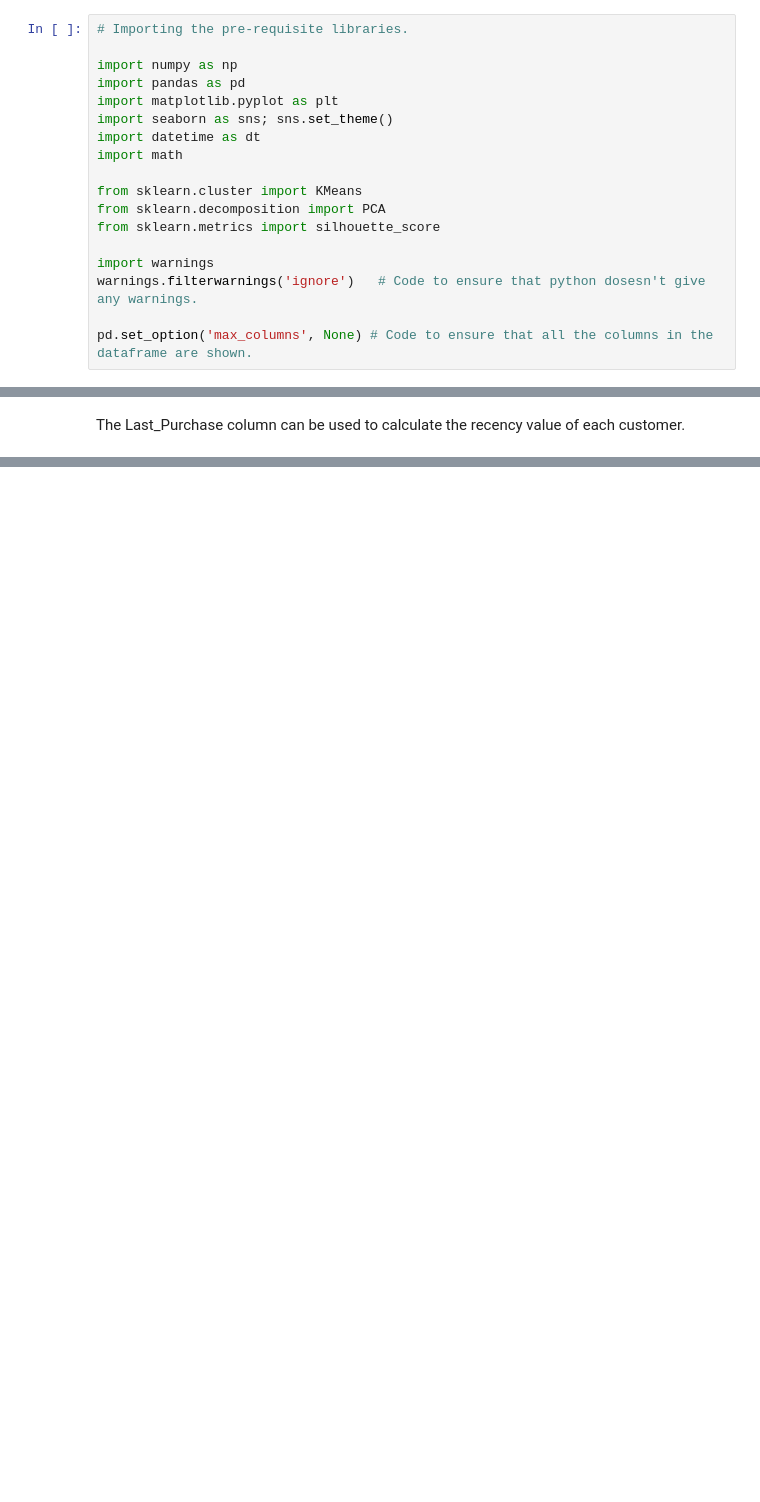
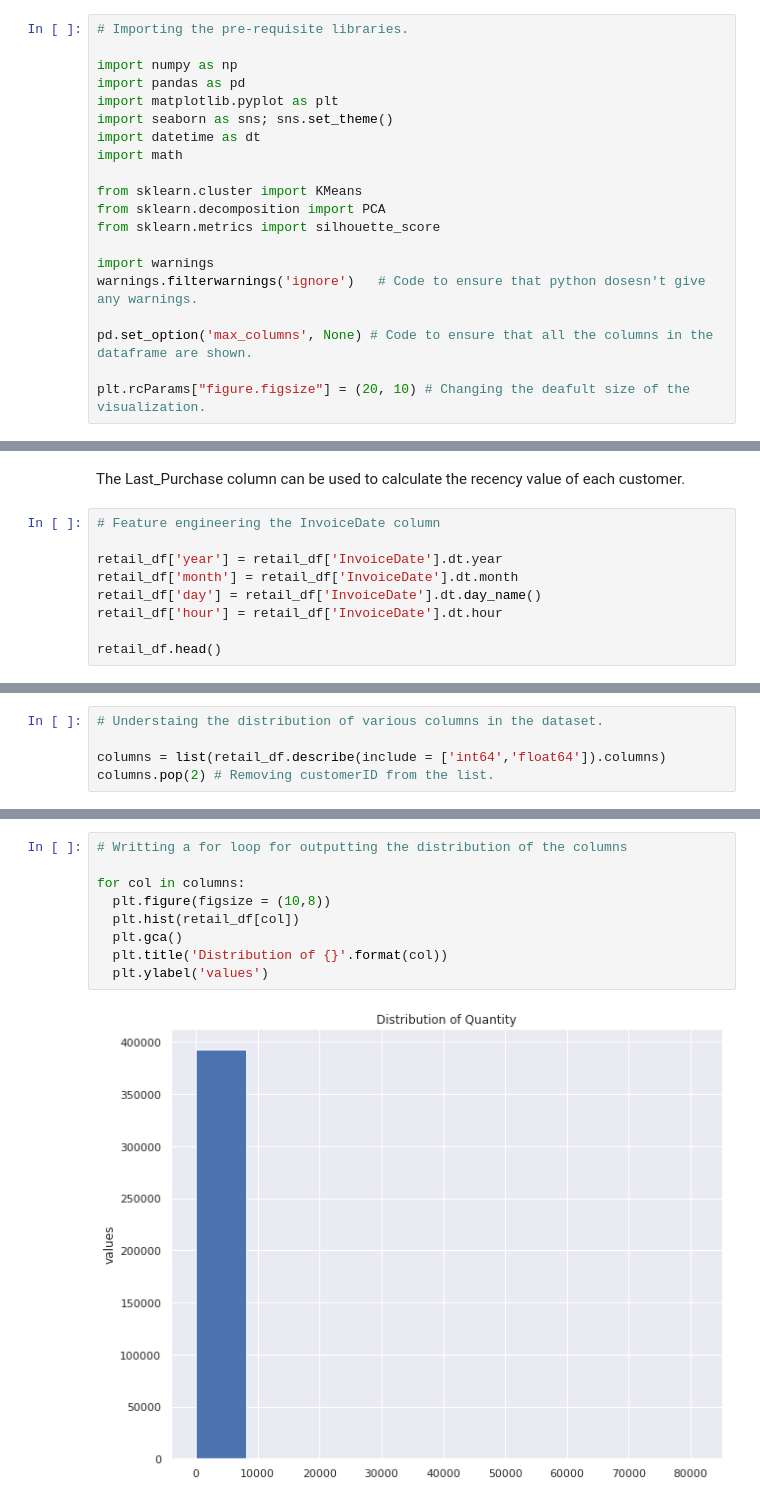
Before and after one commit to Shourya306/Online-Retail-Customer-Segmentation-Clustering, a Jupyter notebook: Online_Retail_Customer_Segmentation.ipynb, the cells around one changed output, grey strips where cells are left out. Drawn from its saved outputs; the diff is of its cells as text; blank space fills up the shorter version.

```diff
--- a/Online_Retail_Customer_Segmentation.ipynb
+++ b/Online_Retail_Customer_Segmentation.ipynb
@@ -37,6 +37,8 @@ import warnings
 warnings.filterwarnings('ignore')   # Code to ensure that python dosesn't give any warnings.
 
 pd.set_option('max_columns', None) # Code to ensure that all the columns in the dataframe are shown.
+
+plt.rcParams["figure.figsize"] = (20, 10) # Changing the deafult size of the visualization.
 # %%
 from google.colab import drive
 drive.mount('/content/drive')
@@ -226,3 +228,12 @@ retail_df.head()
 | 4 | 536365 | 84029E | RED WOOLLY HOTTIE WHITE HEART. | 6 | 2010-12-01 08:26:00 | 3.39 | 17850.0 | United Kingdom | 20.34 | ... |
 # %% [markdown]
 The Last_Purchase column can be used to calculate the recency value of each customer.
+# %%
+# Feature engineering the InvoiceDate column
+
+retail_df['year'] = retail_df['InvoiceDate'].dt.year
+retail_df['month'] = retail_df['InvoiceDate'].dt.month
+retail_df['day'] = retail_df['InvoiceDate'].dt.day_name()
+retail_df['hour'] = retail_df['InvoiceDate'].dt.hour
+
+retail_df.head()
@@ -228,0 +253,5 @@ The Last_Purchase column can be used to calculate the recency value of each cust
+# %%
+# Understaing the distribution of various columns in the dataset.
+
+columns = list(retail_df.describe(include = ['int64','float64']).columns)
+columns.pop(2) # Removing customerID from the list.
@@ -228,0 +260,11 @@ The Last_Purchase column can be used to calculate the recency value of each cust
+# %%
+# Writting a for loop for outputting the distribution of the columns
+
+for col in columns:
+  plt.figure(figsize = (10,8))
+  plt.hist(retail_df[col])
+  plt.gca()
+  plt.title('Distribution of {}'.format(col))
+  plt.ylabel('values')
+# %% [output]
+[figure, added]
```
Also changed, not shown: parts of 13 cells of this notebook.
